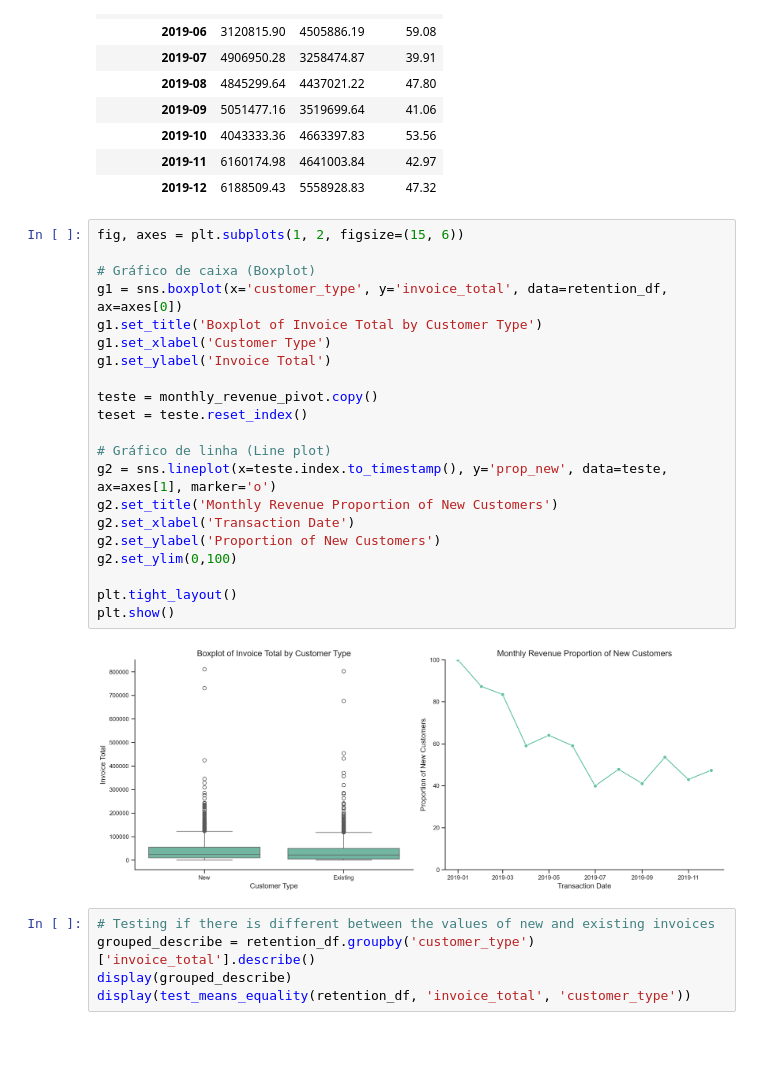
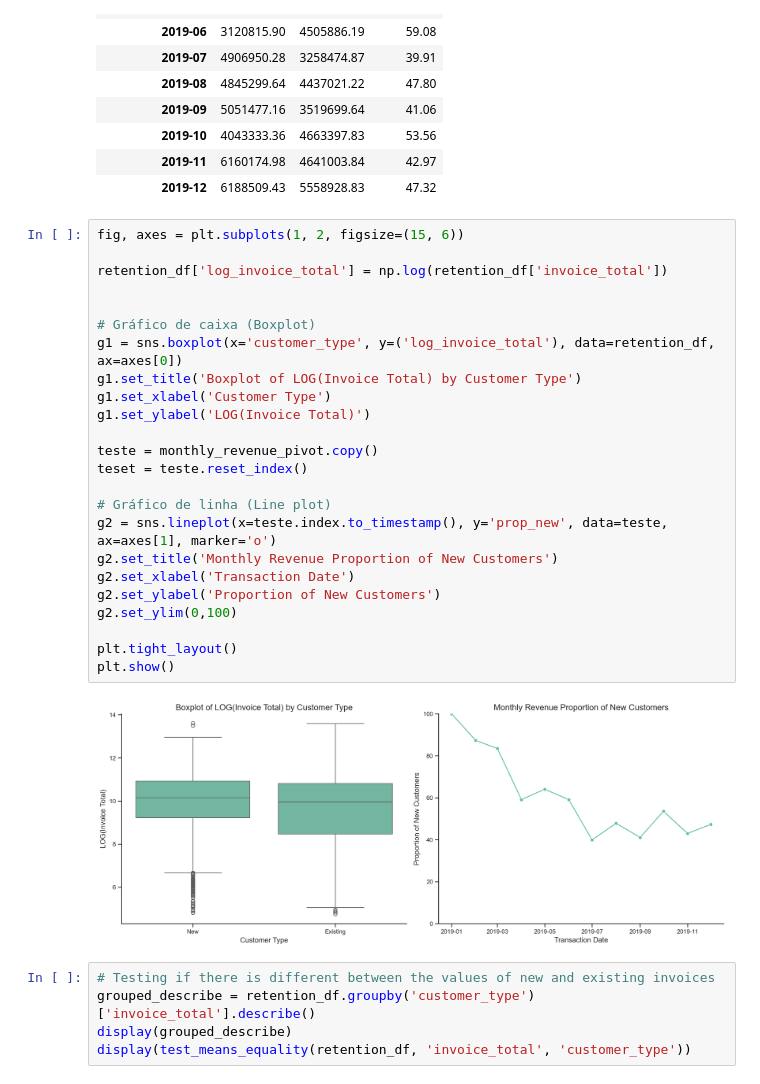
Before and after one commit to mateusengq/MKT-INSIGHTS-ECOMMERCE, a Jupyter notebook: Business_Questions.ipynb, the cells around one changed output. Drawn from its saved outputs; the diff is of its cells as text; blank space fills up the shorter version.

```diff
--- a/Business_Questions.ipynb
+++ b/Business_Questions.ipynb
@@ -525,26 +527,29 @@ monthly_revenue_pivot
 # %%
 fig, axes = plt.subplots(1, 2, figsize=(15, 6))
 
+retention_df['log_invoice_total'] = np.log(retention_df['invoice_total'])
+
+
 # Gráfico de caixa (Boxplot)
-g1 = sns.boxplot(x='customer_type', y='invoice_total', data=retention_df, ax=axes[0])
-g1.set_title('Boxplot of Invoice Total by Customer Type')
+g1 = sns.boxplot(x='customer_type', y=('log_invoice_total'), data=retention_df, ax=axes[0])
+g1.set_title('Boxplot of LOG(Invoice Total) by Customer Type')
 g1.set_xlabel('Customer Type')
-g1.set_ylabel('Invoice Total')
+g1.set_ylabel('LOG(Invoice Total)')
 
 teste = monthly_revenue_pivot.copy()
 teset = teste.reset_index()
 
 # Gráfico de linha (Line plot)
 g2 = sns.lineplot(x=teste.index.to_timestamp(), y='prop_new', data=teste, ax=axes[1], marker='o')
 g2.set_title('Monthly Revenue Proportion of New Customers')
 g2.set_xlabel('Transaction Date')
 g2.set_ylabel('Proportion of New Customers')
 g2.set_ylim(0,100)
 
 plt.tight_layout()
 plt.show()
 # %% [output]
-[figure, old version]
+[figure, new version]
 # %%
 # Testing if there is different between the values of new and existing invoices
 grouped_describe = retention_df.groupby('customer_type')['invoice_total'].describe()
```
Also changed, not shown: parts of 7 cells of this notebook, 1 other file.
